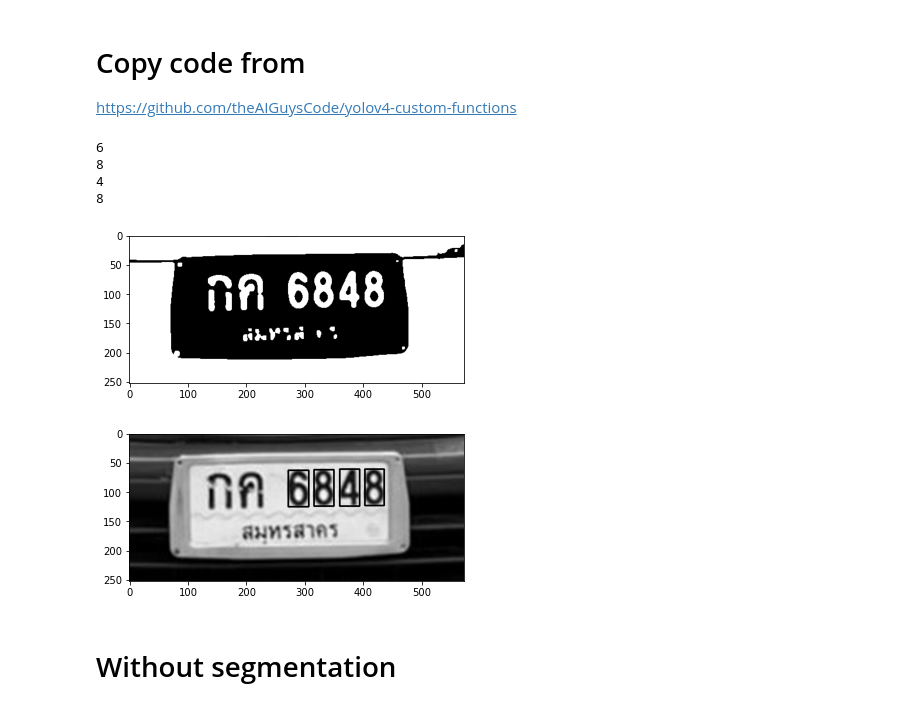
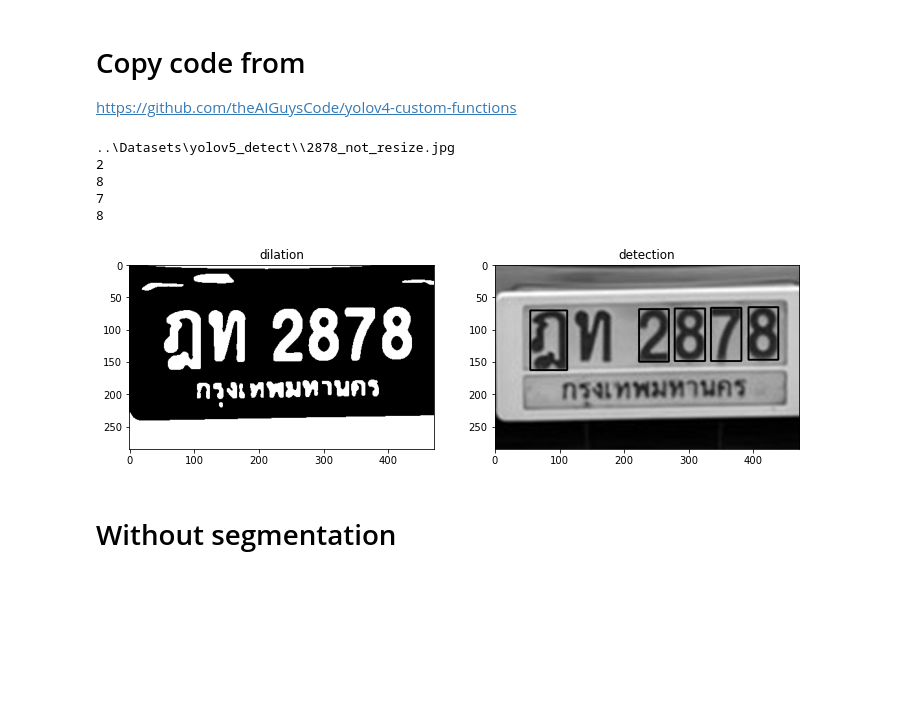
Before and after one commit to Thetang-145/ML-Project, a Jupyter notebook: OCR/Try_Preprocessing.ipynb, the cells around one changed output. Drawn from its saved outputs; the diff is of its cells as text; code cells hidden in the pictures; blank space fills up the shorter version.

Commit message:
test OCR by YOLO images

```diff
--- a/OCR/Try_Preprocessing.ipynb
+++ b/OCR/Try_Preprocessing.ipynb
@@ -53,13 +53,19 @@ path = r"..\Datasets\Train_crop\\6848.jpg"
 # path = r"..\Datasets\Train_crop\\1762.jpg"
 
 
+path = r"..\Datasets\yolov5_detect\\2878_not_resize.jpg"
+# path = r"..\Datasets\yolov5_detect\\2878_resize.jpg"
+
+
+print(path)
+
 # If you don't have tesseract executable in your PATH, include the following:
 # pytesseract.pytesseract.tesseract_cmd = r'<full_path_to_your_tesseract_executable>'
 # Example tesseract_cmd = r'C:\Program Files (x86)\Tesseract-OCR\tesseract'
 
 # point to license plate image (works well with custom crop function)
 gray = cv2.imread(path, 0)
-gray = cv2.resize( gray, None, fx = 3, fy = 3, interpolation = cv2.INTER_CUBIC)
+gray = cv2.resize(gray, None, fx = 3, fy = 3, interpolation = cv2.INTER_CUBIC)
 blur = cv2.GaussianBlur(gray, (5,5), 0)
 gray = cv2.medianBlur(gray, 3)
 # perform otsu thresh (using binary inverse since opencv contours work better with white text)
@@ -97,41 +103,43 @@ for cnt in sorted_contours:
     # if width is not more than 25 pixels skip
     if width / float(w) > 150: continue
     # if area is less than 100 pixels skip
     if area < 100: continue
     # draw the rectangle
     rect = cv2.rectangle(im2, (x,y), (x+w, y+h), (0,255,0),2)
     roi = thresh[y-5:y+h+5, x-5:x+w+5]
     roi = cv2.bitwise_not(roi)
     roi = cv2.medianBlur(roi, 5)
     #cv2.imshow("ROI", roi)
     #cv2.waitKey(0)
     # custom_config = '-c tessedit_char_whitelist=0123456789ABCDEFGHIJKLMNOPQRSTUVWXYZ --psm 8 --oem 3'
     # custom_config = '-c tessedit_char_whitelist=0123456789 --psm 1'
-    # custom_config = r'-l tha+eng --psm 6'
+    # custom_config = r'-l tha+eng --psm 8'
     # custom_config = 'digits'
     custom_config = f'--psm 8 --oem 3 -c tessedit_char_whitelist=123456789'
     text = pytesseract.image_to_string(roi, config=custom_config)
     # print("in loop", text)
     plate_num += text
 
 new = plate_num.strip()
 print(new)
 
 # cv2.imshow("Character's Segmented", im2)
 # cv2.waitKey(0)
 # cv2.destroyAllWindows()
 
-plt.imshow(dilation, cmap='gray')
+fig, axs = plt.subplots(1, 2, figsize=(12, 30))
+axs[0].imshow(dilation, cmap='gray')
+axs[0].set_title("dilation")
+axs[1].imshow(im2, cmap='gray')
+axs[1].set_title("detection")
 plt.show()
-plt.imshow(im2, cmap='gray')
-plt.show()
 # %% [output]
-6
+..\Datasets\yolov5_detect\\2878_not_resize.jpg
+2
 8
-4
+7
 8
-[figure, old version]
+[figure, new version]
-[figure, removed]
 # %% [markdown]
 # Without segmentation
 # %%
```
Also changed, not shown: 2 other files.
